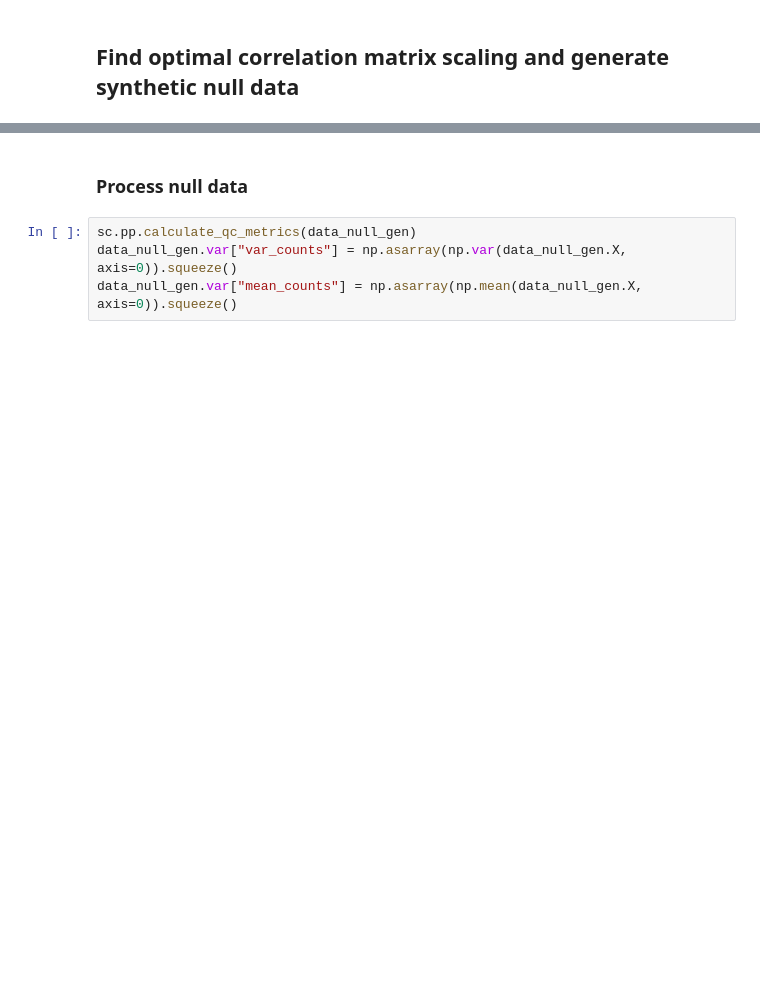
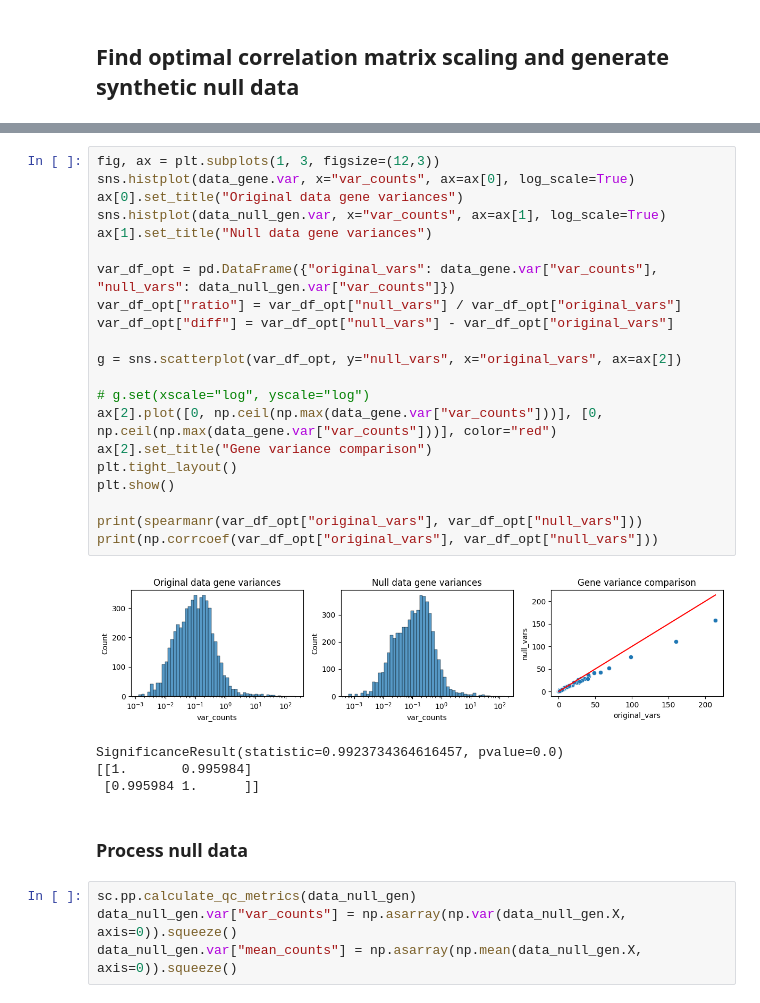
Before and after one commit to bio-datascience/BacSC, a Jupyter notebook: analysis/P_aero_S2S3/S3_cluster_analysis.ipynb, the cells around one changed output, grey strips where cells are left out. Drawn from its saved outputs; the diff is of its cells as text; blank space fills up the shorter version.

```diff
--- a/analysis/P_aero_S2S3/S3_cluster_analysis.ipynb
+++ b/analysis/P_aero_S2S3/S3_cluster_analysis.ipynb
@@ -84,3 +153,29 @@ data_null_gen, R_est = cd.generate_nb_data_copula(data_gene, rng_seed=5678, nb_f
+# %%
+fig, ax = plt.subplots(1, 3, figsize=(12,3))
+sns.histplot(data_gene.var, x="var_counts", ax=ax[0], log_scale=True)
+ax[0].set_title("Original data gene variances")
+sns.histplot(data_null_gen.var, x="var_counts", ax=ax[1], log_scale=True)
+ax[1].set_title("Null data gene variances")
+
+var_df_opt = pd.DataFrame({"original_vars": data_gene.var["var_counts"], "null_vars": data_null_gen.var["var_counts"]})
+var_df_opt["ratio"] = var_df_opt["null_vars"] / var_df_opt["original_vars"]
+var_df_opt["diff"] = var_df_opt["null_vars"] - var_df_opt["original_vars"]
+
+g = sns.scatterplot(var_df_opt, y="null_vars", x="original_vars", ax=ax[2])
+
+# g.set(xscale="log", yscale="log")
+ax[2].plot([0, np.ceil(np.max(data_gene.var["var_counts"]))], [0, np.ceil(np.max(data_gene.var["var_counts"]))], color="red")
+ax[2].set_title("Gene variance comparison")
+plt.tight_layout()
+plt.show()
+
+print(spearmanr(var_df_opt["original_vars"], var_df_opt["null_vars"]))
+print(np.corrcoef(var_df_opt["original_vars"], var_df_opt["null_vars"]))
+# %% [output]
+[figure, added]
+SignificanceResult(statistic=0.9923734364616457, pvalue=0.0)
+[[1.       0.995984]
+ [0.995984 1.      ]]
 # %% [markdown]
 ### Process null data
 # %%
```
Also changed, not shown: parts of 17 cells of this notebook, 1 other file.
